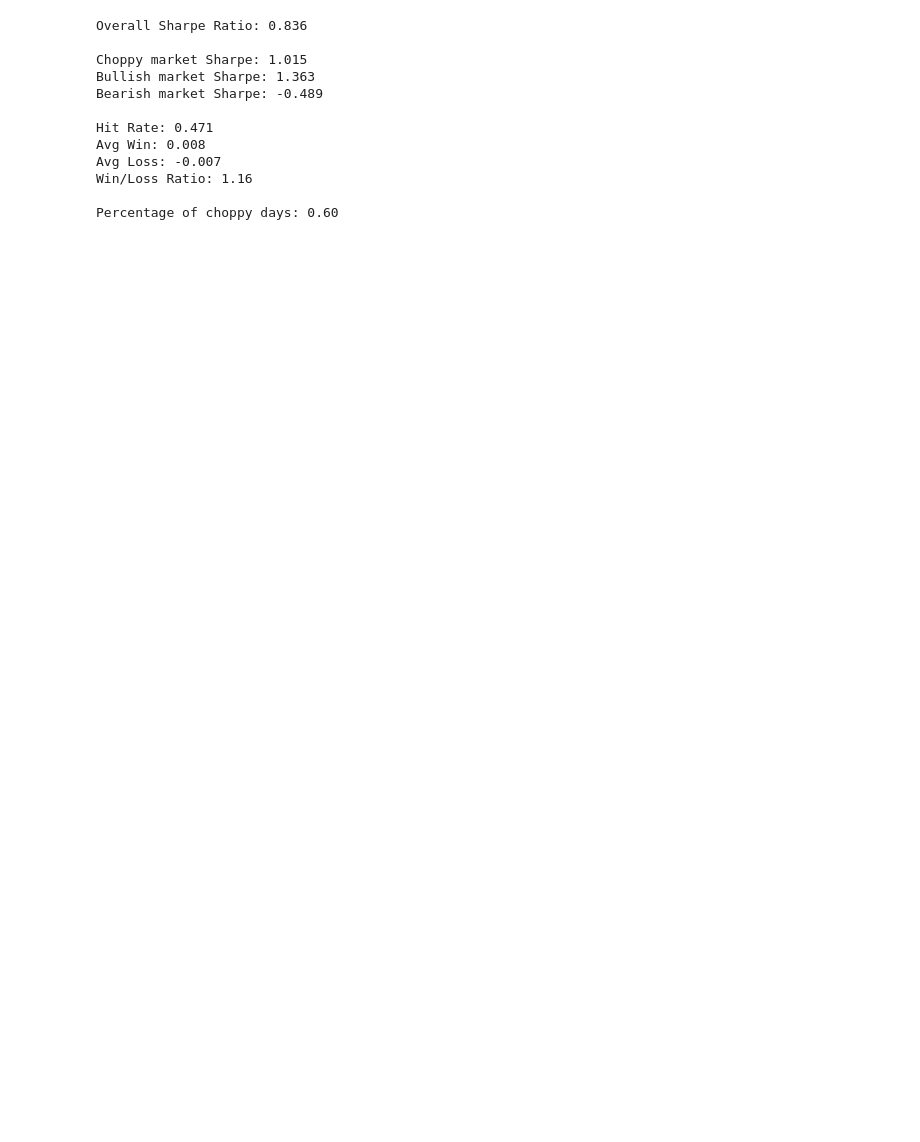
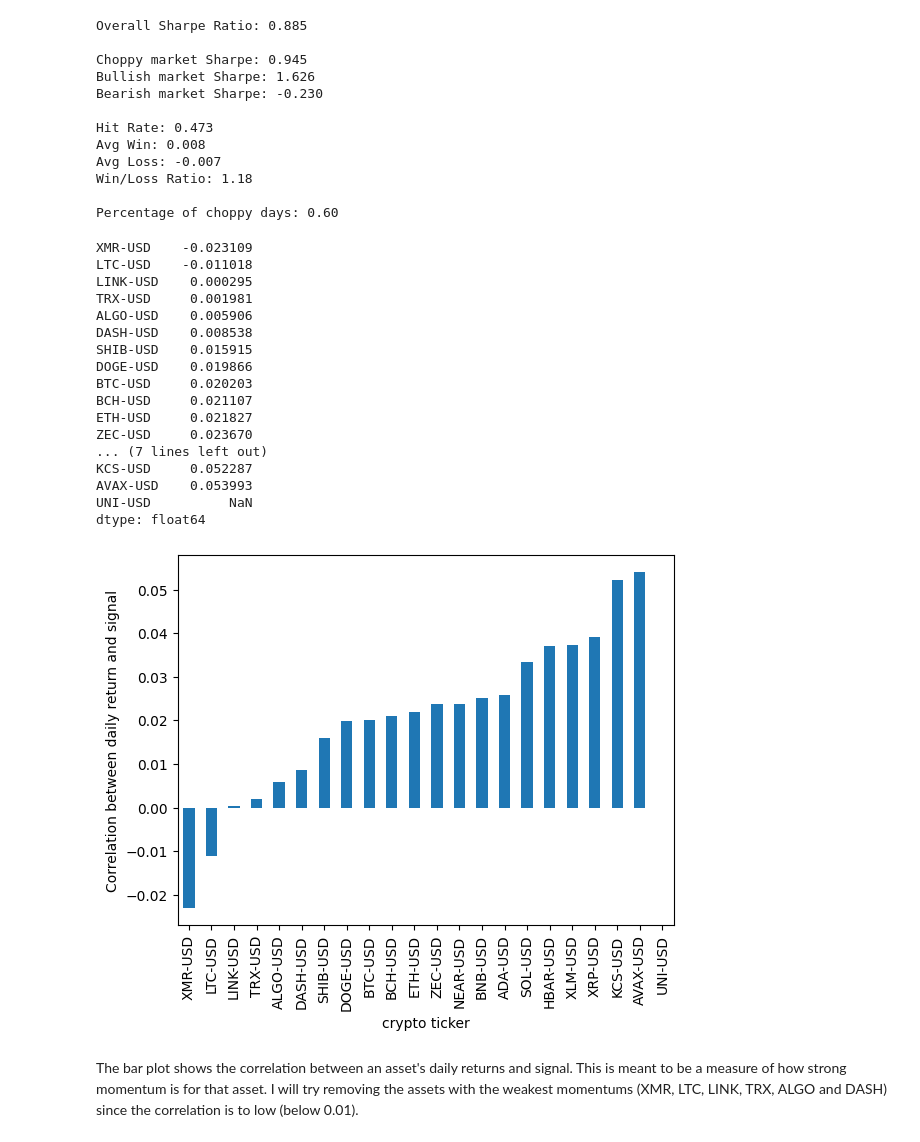
Before and after one commit to JibrilAbdi144/quant-research-project, a Jupyter notebook: notebooks/test16.ipynb, the cells around one changed output. Cells and saved outputs as stored; diff of their text form; code cells hidden in the pictures; blank space fills up the shorter version.

Commit message:
Cleaned up coin universe, reduced trading frequency, and other changes

```diff
--- a/notebooks/test16.ipynb
+++ b/notebooks/test16.ipynb
@@ -103,7 +107,7 @@ $FIGR_HELOC-USD: possibly delisted; no timezone found
 # New ticker universe created by looking at coinmarketcap.com and picking non-stable coins that have a sufficiently large market cap and daily volume (500M USD AND 50M USD)
 # they must also be at least 6 years old (started before September 2020)
 # This means that some coins may appear during the backtesting time period but I don't think it will be that problematic
-ticker_universe = ["BTC-USD", "ETH-USD", "BNB-USD", "XRP-USD", "SOL-USD", "TRX-USD", "ZEC-USD", "DOGE-USD", "XMR-USD", "LINK-USD", "ADA-USD", "XLM-USD", "BCH-USD", "UNI-USD", "LTC-USD", "NEAR-USD", "AVAX-USD", "HBAR-USD", "SHIB-USD", "XAUt-USD", "PAXG-USD", "KCS-USD", "ALGO-USD", "DASH-USD", "WBTC-USD", "WETH-USD", "BTCB-USD"]
+ticker_universe = ["BTC-USD", "ETH-USD", "BNB-USD", "XRP-USD", "SOL-USD", "TRX-USD", "ZEC-USD", "DOGE-USD", "XMR-USD", "LINK-USD", "ADA-USD", "XLM-USD", "BCH-USD", "UNI-USD", "LTC-USD", "NEAR-USD", "AVAX-USD", "HBAR-USD", "SHIB-USD", "KCS-USD", "ALGO-USD", "DASH-USD"]
 # %%
 # Downloads the prices from yfinance
 daily_prices = yf.download(tickers=ticker_universe, period="max", interval="1d")
@@ -200,15 +208,39 @@ Percentage of choppy days: 0.60
 # The unconstrained backtest has a sharpe ratio of 0.83.
 strategySummary(momentum_strategy)
 # %% [output]
-Overall Sharpe Ratio: 0.836
+Overall Sharpe Ratio: 0.885
 
-Choppy market Sharpe: 1.015
-Bullish market Sharpe: 1.363
-Bearish market Sharpe: -0.489
+Choppy market Sharpe: 0.945
+Bullish market Sharpe: 1.626
+Bearish market Sharpe: -0.230
 
-Hit Rate: 0.471
+Hit Rate: 0.473
 Avg Win: 0.008
 Avg Loss: -0.007
-Win/Loss Ratio: 1.16
+Win/Loss Ratio: 1.18
 
 Percentage of choppy days: 0.60
+# %%
+pd.Series({ticker: daily_returns[ticker].corr(daily_returns[ticker].shift().rolling(7).mean() / daily_returns[ticker].shift().rolling(7).std()) for ticker in ticker_universe}).sort_values().plot(kind="bar", ylabel="Correlation between daily return and signal", xlabel="crypto ticker")
+pd.Series({ticker: daily_returns[ticker].corr(daily_returns[ticker].shift().rolling(7).mean() / daily_returns[ticker].shift().rolling(7).std()) for ticker in ticker_universe}).sort_values()
+# %% [output]
+XMR-USD    -0.023109
+LTC-USD    -0.011018
+LINK-USD    0.000295
+TRX-USD     0.001981
+ALGO-USD    0.005906
+DASH-USD    0.008538
+SHIB-USD    0.015915
+DOGE-USD    0.019866
+BTC-USD     0.020203
+BCH-USD     0.021107
+ETH-USD     0.021827
+ZEC-USD     0.023670
+... (7 lines left out)
+KCS-USD     0.052287
+AVAX-USD    0.053993
+UNI-USD          NaN
+dtype: float64
+[figure, added]
+# %% [markdown]
+The bar plot shows the correlation between an asset's daily returns and signal. This is meant to be a measure of how strong momentum is for that asset. I will try removing the assets with the weakest momentums (XMR, LTC, LINK, TRX, ALGO and DASH) since the correlation is to low (below 0.01).
```
Also changed, not shown: parts of 7 cells of this notebook, 1 other file.
